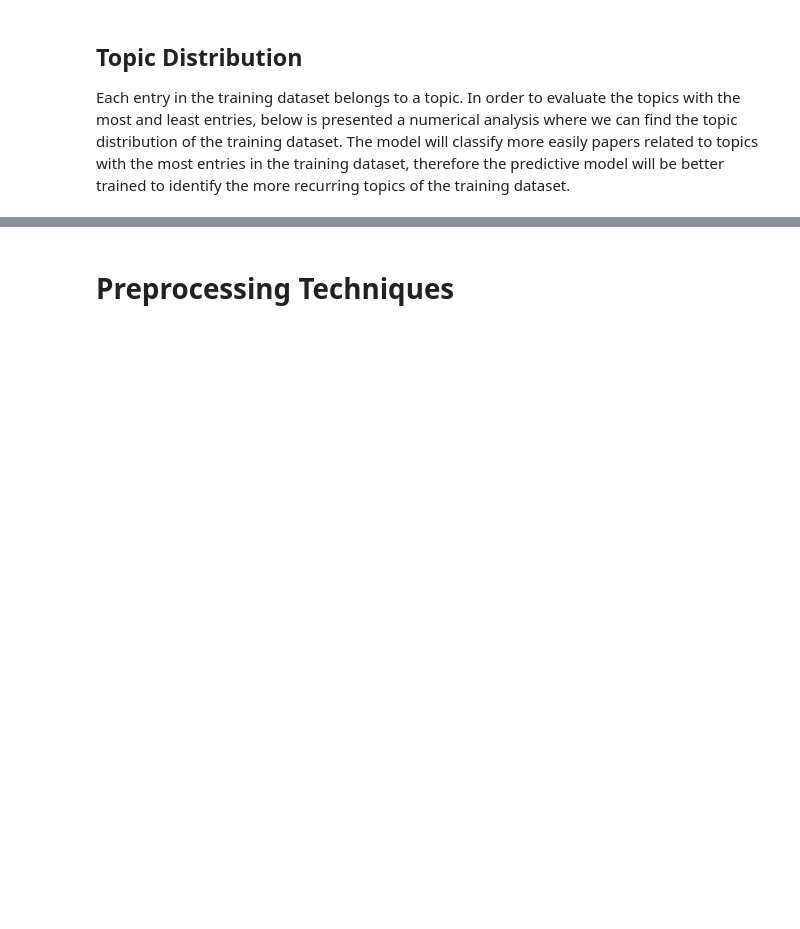
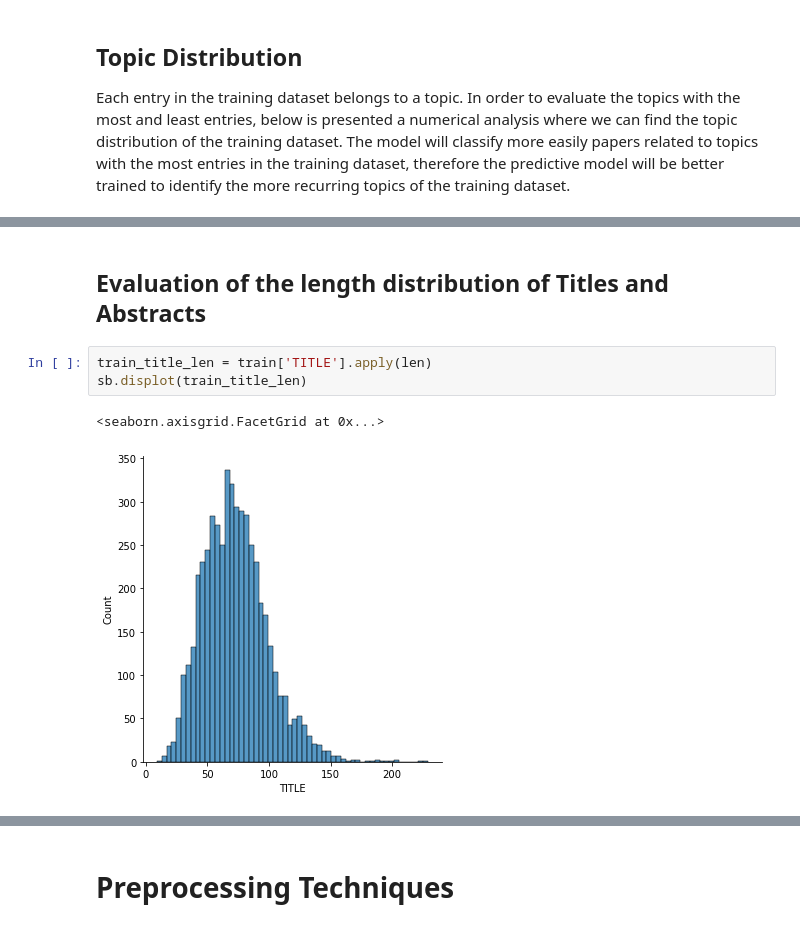
Before and after one commit to claramoreirag/FEUP-IART, a Jupyter notebook: notebook.ipynb, the cells around one changed output, grey strips where cells are left out. Cells and saved outputs as stored; diff of their text form; blank space fills up the shorter version.

```diff
--- a/notebook.ipynb
+++ b/notebook.ipynb
@@ -87,0 +136,8 @@ As a percentage:
+# %% [markdown]
+## Evaluation of the length distribution of Titles and Abstracts
+# %%
+train_title_len = train['TITLE'].apply(len)
+sb.displot(train_title_len)
+# %% [output]
+<seaborn.axisgrid.FacetGrid at 0x...>
+[figure, added]
```
Also changed, not shown: parts of 21 cells of this notebook.
